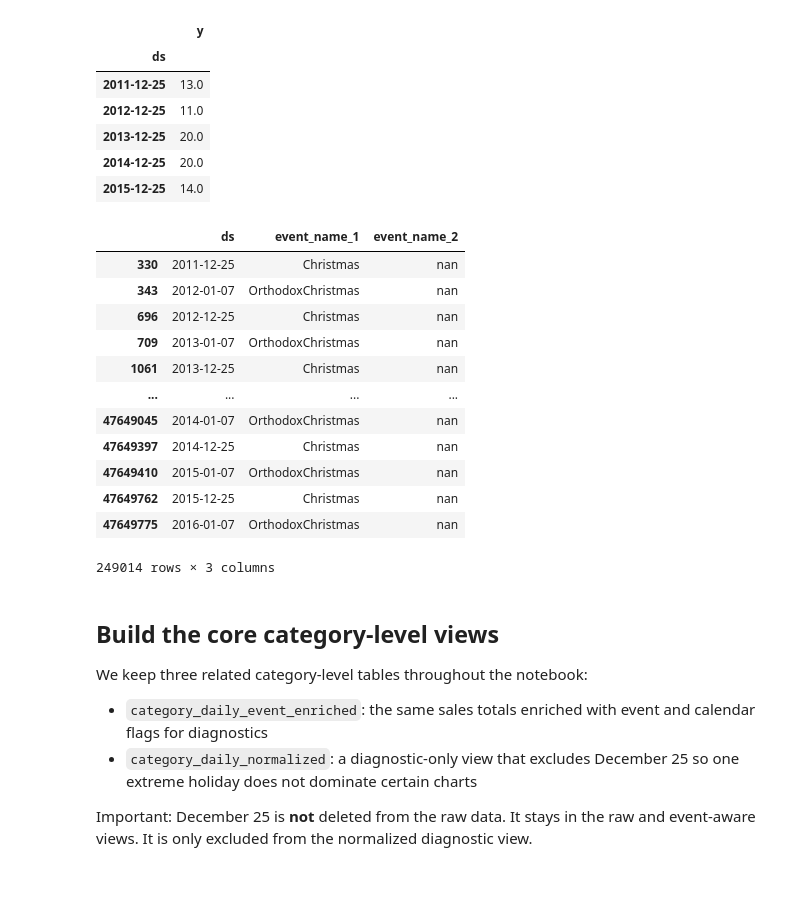
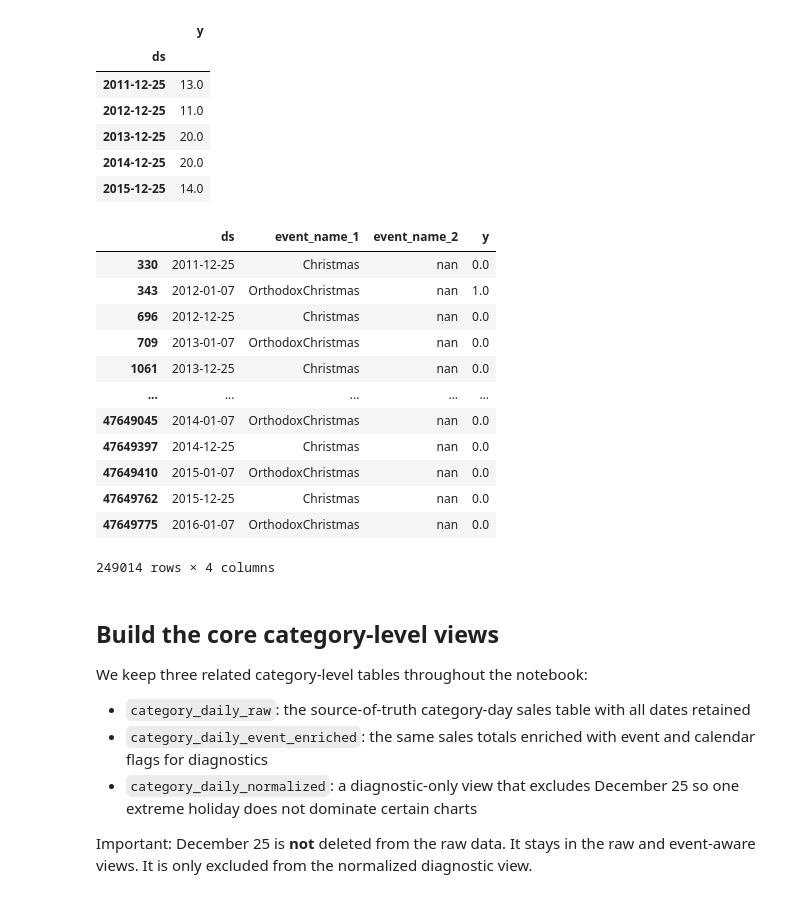
Before and after one commit to jclaudio019/retail-operations, a Jupyter notebook: 01_data_exploration.ipynb, the cells around one changed output. Drawn from its saved outputs; the diff is of its cells as text; code cells hidden in the pictures.

```diff
--- a/01_data_exploration.ipynb
+++ b/01_data_exploration.ipynb
@@ -79,27 +85,28 @@ daily_sales[daily_sales['y']<150]
 # %%
 raw_data.loc[
     christmas_mask,
-    ['ds', 'event_name_1', 'event_name_2']
+    ['ds', 'event_name_1', 'event_name_2','y']
 ]
 # %% [output]
-|  | ds | event_name_1 | event_name_2 |
-| 330 | 2011-12-25 | Christmas | nan |
-| 343 | 2012-01-07 | OrthodoxChristmas | nan |
-| 696 | 2012-12-25 | Christmas | nan |
-| 709 | 2013-01-07 | OrthodoxChristmas | nan |
-| 1061 | 2013-12-25 | Christmas | nan |
-| ... | ... | ... | ... |
-| 47649045 | 2014-01-07 | OrthodoxChristmas | nan |
-| 47649397 | 2014-12-25 | Christmas | nan |
-| 47649410 | 2015-01-07 | OrthodoxChristmas | nan |
-| 47649762 | 2015-12-25 | Christmas | nan |
-| 47649775 | 2016-01-07 | OrthodoxChristmas | nan |
+|  | ds | event_name_1 | event_name_2 | y |
+| 330 | 2011-12-25 | Christmas | nan | 0.0 |
+| 343 | 2012-01-07 | OrthodoxChristmas | nan | 1.0 |
+| 696 | 2012-12-25 | Christmas | nan | 0.0 |
+| 709 | 2013-01-07 | OrthodoxChristmas | nan | 0.0 |
+| 1061 | 2013-12-25 | Christmas | nan | 0.0 |
+| ... | ... | ... | ... | ... |
+| 47649045 | 2014-01-07 | OrthodoxChristmas | nan | 0.0 |
+| 47649397 | 2014-12-25 | Christmas | nan | 0.0 |
+| 47649410 | 2015-01-07 | OrthodoxChristmas | nan | 0.0 |
+| 47649762 | 2015-12-25 | Christmas | nan | 0.0 |
+| 47649775 | 2016-01-07 | OrthodoxChristmas | nan | 0.0 |
-249014 rows × 3 columns
+249014 rows × 4 columns
 # %% [markdown]
 ## Build the core category-level views
 
 We keep three related category-level tables throughout the notebook:
 
+- `category_daily_raw`: the source-of-truth category-day sales table with all dates retained
 - `category_daily_event_enriched`: the same sales totals enriched with event and calendar flags for diagnostics
 - `category_daily_normalized`: a diagnostic-only view that excludes December 25 so one extreme holiday does not dominate certain charts
 
```
Also changed, not shown: parts of 36 cells of this notebook, 1 other file.
